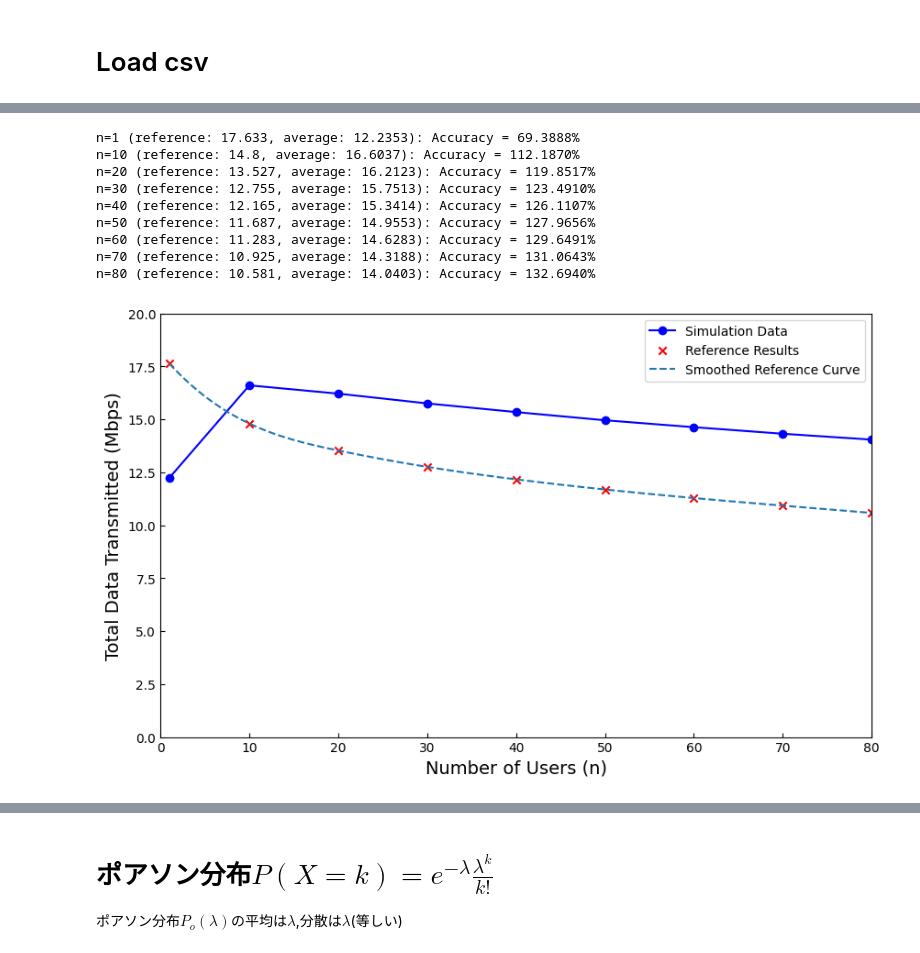
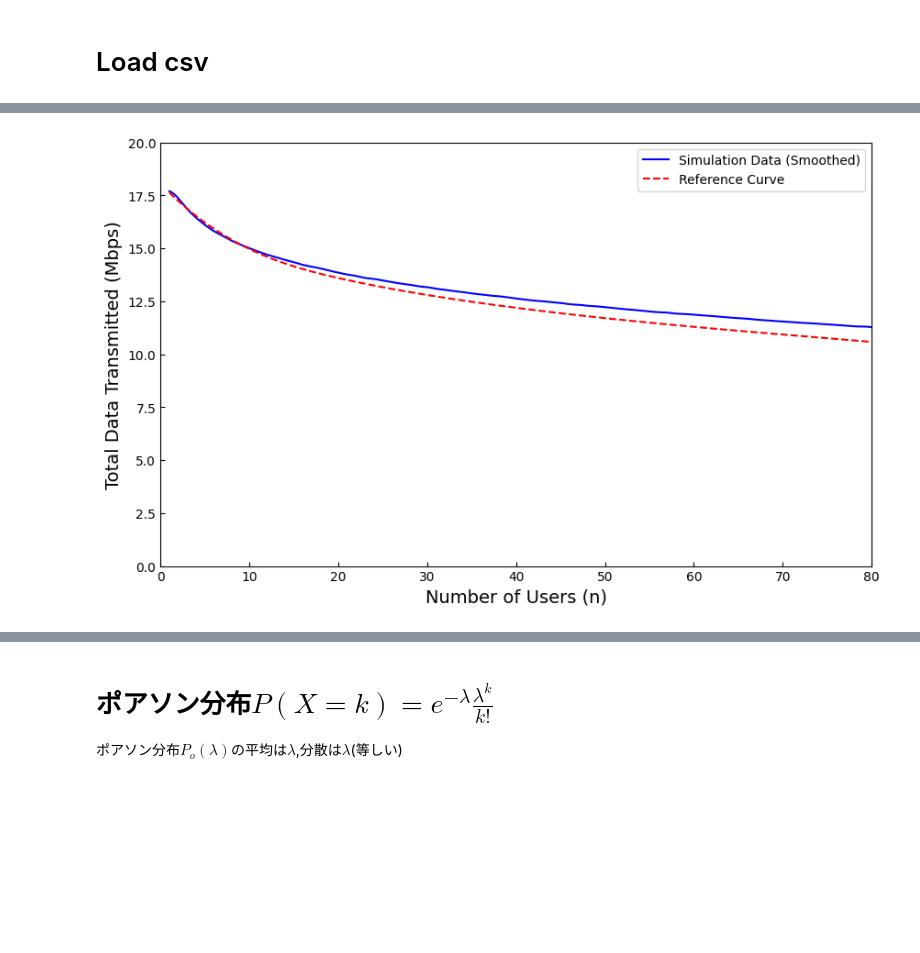
Before and after one commit to ShitaLab-TMCIT/IEEE802.11simulator, a Jupyter notebook: main.ipynb, the cells around one changed output, grey strips where cells are left out. Saved outputs shown, nothing was run; the diff lists cells and outputs as text; code cells hidden in the pictures; blank space fills up the shorter version.

```diff
--- a/main.ipynb
+++ b/main.ipynb
@@ -243,11 +230,6 @@ import matplotlib.pyplot as plt
 import numpy as np
 import pandas as pd
 from scipy.interpolate import make_interp_spline
-import matplotlib.font_manager as fm
-
-# フォント設定
-# font_path = '/usr/share/fonts/truetype/msttcorefonts/times.ttf'  # 正しいパスを指定
-# times_new_roman = fm.FontProperties(fname=font_path)
 
 # CSVファイルの読み込み関数
 def load_csv(file_path):
@@ -256,62 +238,45 @@ def load_csv(file_path):
 # 入力ファイルパス
 input_file = './out/out.csv'
 data = load_csv(input_file)
 
 # ユーザー数（列ヘッダー）とシミュレーション結果を抽出
 n_values = [int(col) for col in data.columns]  # ヘッダーを整数に変換
 results = data.values  # データをNumPy配列として取得
 
+# 平均と標準偏差を計算
+means = np.mean(results, axis=0)
+
+# スムーズな補間用のデータ作成
+n_array = np.array(n_values)
+n_smooth = np.linspace(n_array.min(), n_array.max(), 500)  # スムーズな曲線用に補間
+smooth_means = make_interp_spline(n_array, means)(n_smooth)
+
 # リファレンス結果を定義 (例として作成)
 reference_results = [17.633, 14.8, 13.527, 12.755, 12.165, 11.687, 11.283, 10.925, 10.581]
-
-# 平均と標準偏差を計算
-means = np.mean(results, axis=0)
-std_devs = np.std(results, axis=0)
-
-# 精度を計算
-accuracy = [(sim_result / ref_result) * 100 for sim_result, ref_result in zip(means, reference_results)]
-
-# 精度を表示
-for n, acc, ref, ave in zip(n_values, accuracy, reference_results, means):
-    print(f"n={n} (reference: {ref}, average: {ave:.4f}): Accuracy = {acc:.4f}%")
-
-# データをスムーズ化
-n_array = np.array(n_values)
-n_smooth = np.linspace(n_array.min(), n_array.max(), 500)
-smooth_means = make_interp_spline(n_array, means)(n_smooth)
-smooth_reference = make_interp_spline(n_array, reference_results)(n_smooth)
+reference_n_values = np.linspace(n_values[0], n_values[-1], len(reference_results))
+smooth_reference = make_interp_spline(reference_n_values, reference_results)(n_smooth)
 
 # プロット
 plt.figure(figsize=(10, 6))
 plt.ylim(0, 20)
 plt.xlim(0, 80)
 
 # 軸目盛りの設定
 plt.rcParams['xtick.direction'] = 'in'
 plt.rcParams['ytick.direction'] = 'in'
 
-# 平均データをプロット（エラーバー付き）
-plt.plot(n_values, means, marker='o', label='Simulation Data', color='blue')
+# 平均データをスムーズな曲線でプロット
+plt.plot(n_smooth, smooth_means, label='Simulation Data (Smoothed)', color='blue', linestyle='-')
 
-# リファレンス結果をプロット
-plt.scatter(n_values, reference_results, color='red', marker='x', label='Reference Results')
-plt.plot(n_smooth, smooth_reference, linestyle='--', label='Smoothed Reference Curve')
+# リファレンス結果をスムーズにプロット
+plt.plot(n_smooth, smooth_reference, linestyle='--', color='red', label='Reference Curve')
 
 # タイトルとラベル
 plt.xlabel('Number of Users (n)', fontsize=14)
 plt.ylabel('Total Data Transmitted (Mbps)', fontsize=14)
 
 # 凡例と表示
 plt.legend()
 plt.show()
 # %% [output]
-n=1 (reference: 17.633, average: 12.2353): Accuracy = 69.3888%
-n=10 (reference: 14.8, average: 16.6037): Accuracy = 112.1870%
-n=20 (reference: 13.527, average: 16.2123): Accuracy = 119.8517%
-n=30 (reference: 12.755, average: 15.7513): Accuracy = 123.4910%
-n=40 (reference: 12.165, average: 15.3414): Accuracy = 126.1107%
-n=50 (reference: 11.687, average: 14.9553): Accuracy = 127.9656%
-n=60 (reference: 11.283, average: 14.6283): Accuracy = 129.6491%
-n=70 (reference: 10.925, average: 14.3188): Accuracy = 131.0643%
-n=80 (reference: 10.581, average: 14.0403): Accuracy = 132.6940%
-[figure, old version]
+[figure, new version]
```
Also changed, not shown: parts of 2 cells of this notebook, 7 other files.
